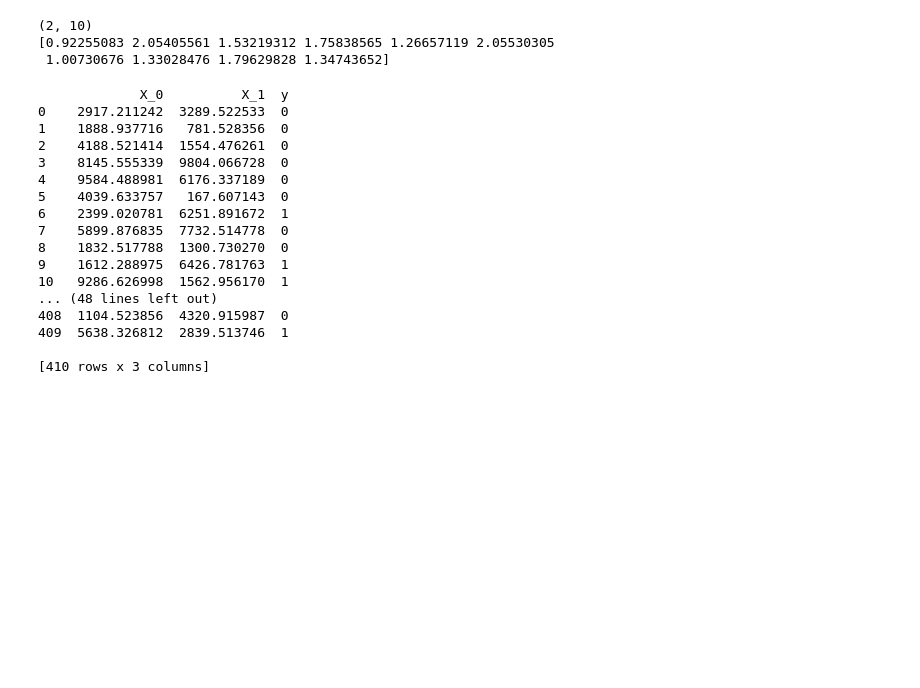
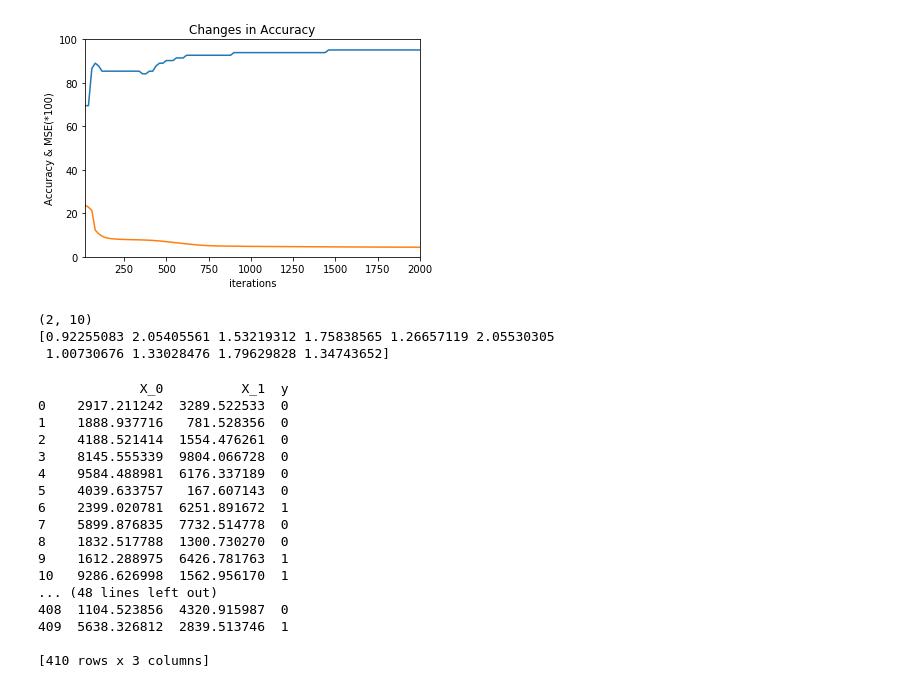
Before and after one commit to StefanGunnlaugur/DataMiningProjects, a Jupyter notebook: Homework 3A/Homework 3A.ipynb, the cells around one changed output. Cells and saved outputs as stored; diff of their text form; code cells hidden in the pictures; blank space fills up the shorter version.

```diff
--- a/Homework 3A/Homework 3A.ipynb
+++ b/Homework 3A/Homework 3A.ipynb
@@ -75,19 +77,18 @@ class Network_layer:
         return self.last_activation
 
     def relu(self, x):
-        x[x<0] = 0
-        return x
+        #x[x<0] = 0
+
+        return np.tanh(x)
 
     def sigmoid(self, x):
         return 1 / (1 + np.exp(-x))
 
     def activation_derivative(self, x):
         if self.use_relu:
-            x[x>0] = 1
-            x[x<0] = 0
-            return x
-        if self.use_relu is None:
-            return x
+            #x[x>0] = 1
+            #x[x<0] = 0
+            return 1.0 - np.tanh(x)**2
         return x * (1 - x)
 
 
@@ -133,8 +134,8 @@ class Neaural_net:
                 self.backpropagation(X[j], y[j], learning_rate)
             if i % 100 == 0:
                 mse = np.mean(np.square(y - NN.feed_forward(X)))
-                mses.append(mse)
-                print('Epoch: #%s, MSE: %f' % (i, float(mse)))
+                mses.append(mse*100)
+                #print('Epoch: #%s, MSE: %f' % (i, float(mse)))
 
         return mses
 
@@ -218,7 +219,7 @@ np_training_y = np.array(y_train)
 NN = Neaural_net()
 NN.add_layer(Network_layer(2, 10, True))
 NN.add_layer(Network_layer(10, 10, True))
-NN.add_layer(Network_layer(10,1, False))
+NN.add_layer(Network_layer(10,1, True))
 
 
 # Train the neural networks
@@ -226,21 +227,38 @@ accuracy = []
 iteration = []
 #print(NN.feed_forward(np_training_x[0]))
 learning_rate = 0.01
-for i in range(1,101):
-    errors = NN.train(np_training_x, np_training_y, learning_rate, 100)
+total_error = []
+number_test = 100
+number_epoc = 20
+last_mse = [0,0,0,0,0]
+a = 0
+for i in range(1,number_test+1):
+    errors = NN.train(np_training_x, np_training_y, learning_rate, number_epoc)
+    total_error.append(errors)
     learning_rate = learning_rate*0.999
-    print(i)
-    #print(NN.feed_forward(np_training_x[0]))
-    #print(NN.feed_forward(np_training_x[6]))
-    iteration.append(i*100)
+    last_mse[a] = round(errors[0],2)
+    print(last_mse[a])
+    a = a + 1
+    if a > 4:
+        a = 0
+    iteration.append(i*number_epoc)
     accuracy_one = NN.test(np_testing_x, np_testing_y.flatten())
+    print('Accuracy-iteration: %.2f%%' % (accuracy_one*100), "Learning rate --> "+ str(learning_rate))
     accuracy.append(accuracy_one*100)
-    print('Accuracy-iteration: %.2f%%' % (accuracy_one*100), "Learning rate --> "+ str(learning_rate))
+    mse_same = True
+    for i in range(len(last_mse)):
+        if round(last_mse[i],2) != round(errors[0],2):
+            mse_same = False
+    if mse_same:
+        print("MSE has converged!")
+        break;
+
 
 plt.plot(iteration,accuracy)
-plt.xlabel('Epoch (every 10th)')
-plt.ylabel('Accuracy')
-plt.axis((1000,10000,0,100))
+plt.plot(iteration, total_error)
+plt.xlabel('iterations')
+plt.ylabel('Accuracy & MSE(*100)')
+plt.axis((number_epoc,number_epoc*number_test,0,100))
 plt.title('Changes in Accuracy')
 plt.show()
 
@@ -271,3 +289,4 @@ Epoch: #0, MSE: 0.142190
+[figure, added]
 # %%
 a = np.array([1,2])
 b = np.array([1,2,3,4,5,6,7,8,9,10])
```
Also changed, not shown: parts of 2 cells of this notebook, 1 other file.
